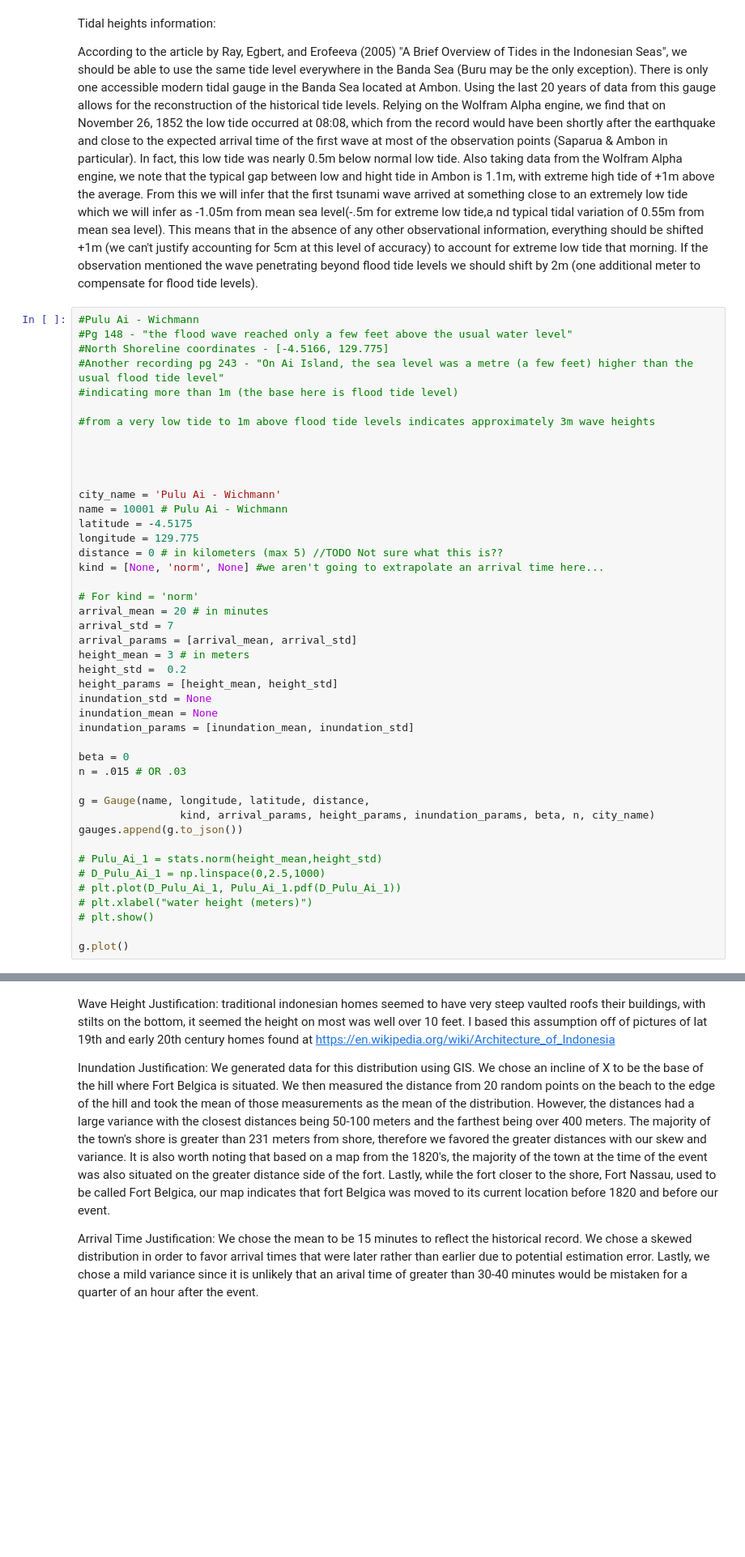
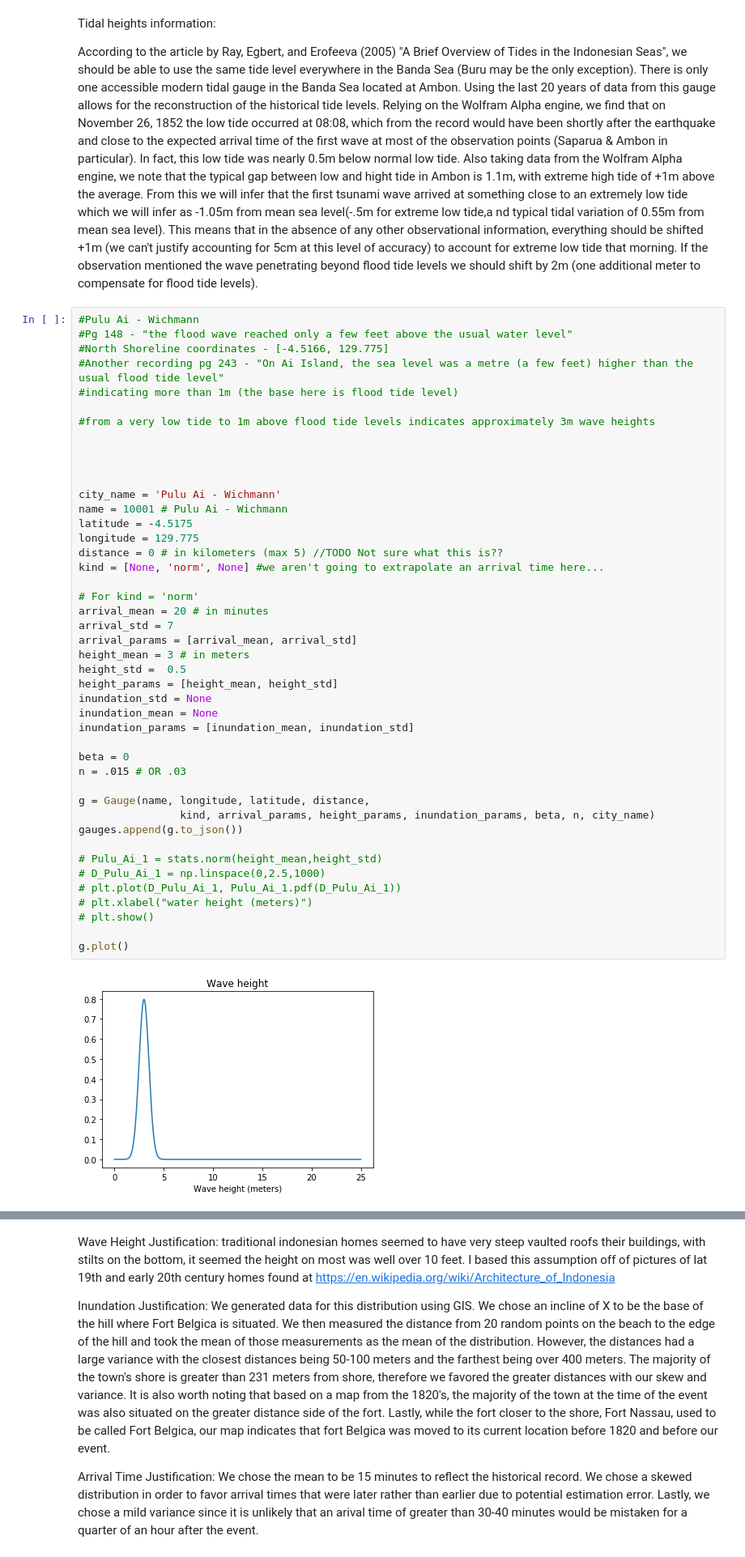
Before and after one commit to jpw37/tsunamibayes, a Jupyter notebook: Model_Scripts/Scenarios/1852mag/PreRun/Gauges.ipynb, the cells around one changed output, grey strips where cells are left out. Shown at 81% size. Saved outputs shown, nothing was run; the diff lists cells and outputs as text; blank space fills up the shorter version.

```diff
--- a/Model_Scripts/Scenarios/1852mag/PreRun/Gauges.ipynb
+++ b/Model_Scripts/Scenarios/1852mag/PreRun/Gauges.ipynb
@@ -42,34 +43,36 @@ city_name = 'Pulu Ai - Wichmann'
 name = 10001 # Pulu Ai - Wichmann
 latitude = -4.5175
 longitude = 129.775
 distance = 0 # in kilometers (max 5) //TODO Not sure what this is??
 kind = [None, 'norm', None] #we aren't going to extrapolate an arrival time here...
 
 # For kind = 'norm'
 arrival_mean = 20 # in minutes
 arrival_std = 7
 arrival_params = [arrival_mean, arrival_std]
 height_mean = 3 # in meters
-height_std =  0.2
+height_std =  0.5
 height_params = [height_mean, height_std]
 inundation_std = None
 inundation_mean = None
 inundation_params = [inundation_mean, inundation_std]
 
 beta = 0
 n = .015 # OR .03
 
 g = Gauge(name, longitude, latitude, distance,
                 kind, arrival_params, height_params, inundation_params, beta, n, city_name)
 gauges.append(g.to_json())
 
 # Pulu_Ai_1 = stats.norm(height_mean,height_std)
 # D_Pulu_Ai_1 = np.linspace(0,2.5,1000)
 # plt.plot(D_Pulu_Ai_1, Pulu_Ai_1.pdf(D_Pulu_Ai_1))
 # plt.xlabel("water height (meters)")
 # plt.show()
 
 g.plot()
+# %% [output]
+[figure, added]
 # %%
 #Ambonia - Wichmann
 #Pg 149 "the sea (the low water level climbed to 1.8m, a height that exceeded the
```
Also changed, not shown: parts of 12 cells of this notebook, 3 other files.
